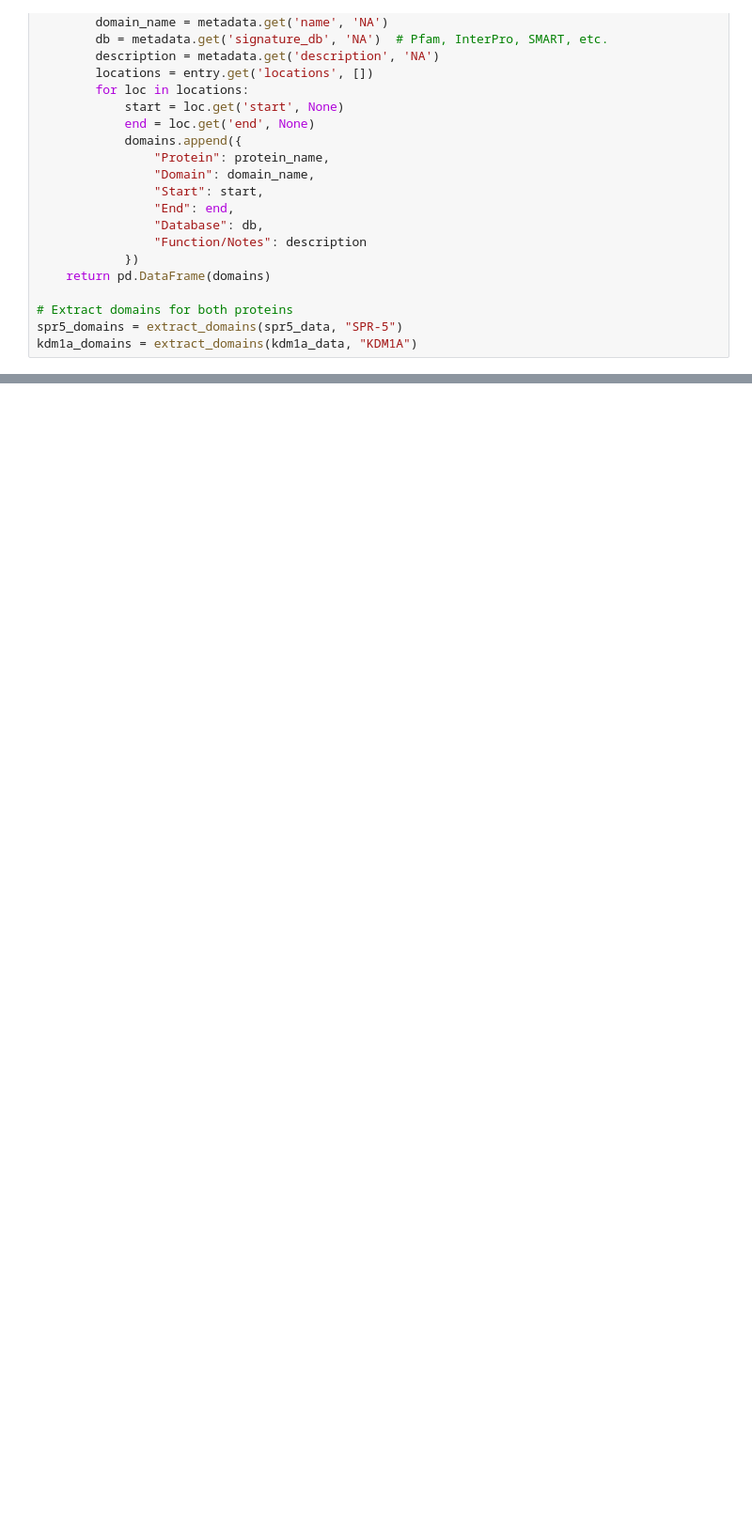
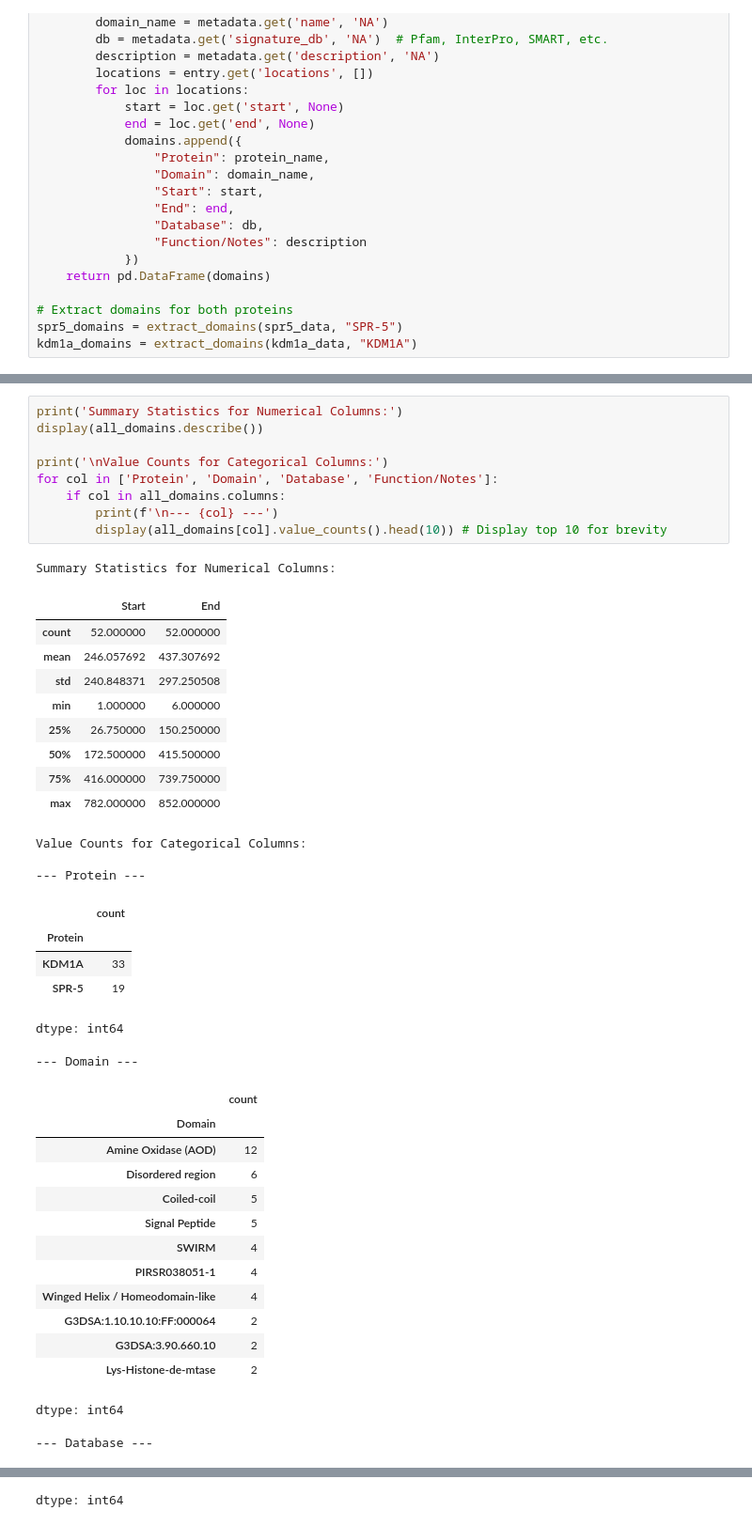
Before and after one commit to marlanaswann/spr5-kdm1a-conservation-, a Jupyter notebook: notebooks/Domain_Annotation_of_SPR_5_and_KDM1A.ipynb, the cells around one changed output, grey strips where cells are left out. Shown at 94% size. Saved outputs shown, nothing was run; the diff lists cells and outputs as text; blank space fills up the shorter version.

```diff
--- a/notebooks/Domain_Annotation_of_SPR_5_and_KDM1A.ipynb
+++ b/notebooks/Domain_Annotation_of_SPR_5_and_KDM1A.ipynb
@@ -151,0 +349,43 @@ plot_protein_domains(all_domains, "KDM1A")
+# %%
+print('Summary Statistics for Numerical Columns:')
+display(all_domains.describe())
+
+print('\nValue Counts for Categorical Columns:')
+for col in ['Protein', 'Domain', 'Database', 'Function/Notes']:
+    if col in all_domains.columns:
+        print(f'\n--- {col} ---')
+        display(all_domains[col].value_counts().head(10)) # Display top 10 for brevity
+# %% [output]
+Summary Statistics for Numerical Columns:
+|  | Start | End |
+| count | 52.000000 | 52.000000 |
+| mean | 246.057692 | 437.307692 |
+| std | 240.848371 | 297.250508 |
+| min | 1.000000 | 6.000000 |
+| 25% | 26.750000 | 150.250000 |
+| 50% | 172.500000 | 415.500000 |
+| 75% | 416.000000 | 739.750000 |
+| max | 782.000000 | 852.000000 |
+Value Counts for Categorical Columns:
+
+--- Protein ---
+|  | count |
+| Protein |  |
+| KDM1A | 33 |
+| SPR-5 | 19 |
+dtype: int64
+--- Domain ---
+|  | count |
+| Domain |  |
+| Amine Oxidase (AOD) | 12 |
+| Disordered region | 6 |
+| Coiled-coil | 5 |
+| Signal Peptide | 5 |
+| SWIRM | 4 |
+| PIRSR038051-1 | 4 |
+| Winged Helix / Homeodomain-like | 4 |
+| G3DSA:1.10.10.10:FF:000064 | 2 |
+| G3DSA:3.90.660.10 | 2 |
+| Lys-Histone-de-mtase | 2 |
+dtype: int64
+--- Database ---
@@ -151,0 +404 @@ plot_protein_domains(all_domains, "KDM1A")
+dtype: int64
```
Also changed, not shown: parts of 16 cells of this notebook.
